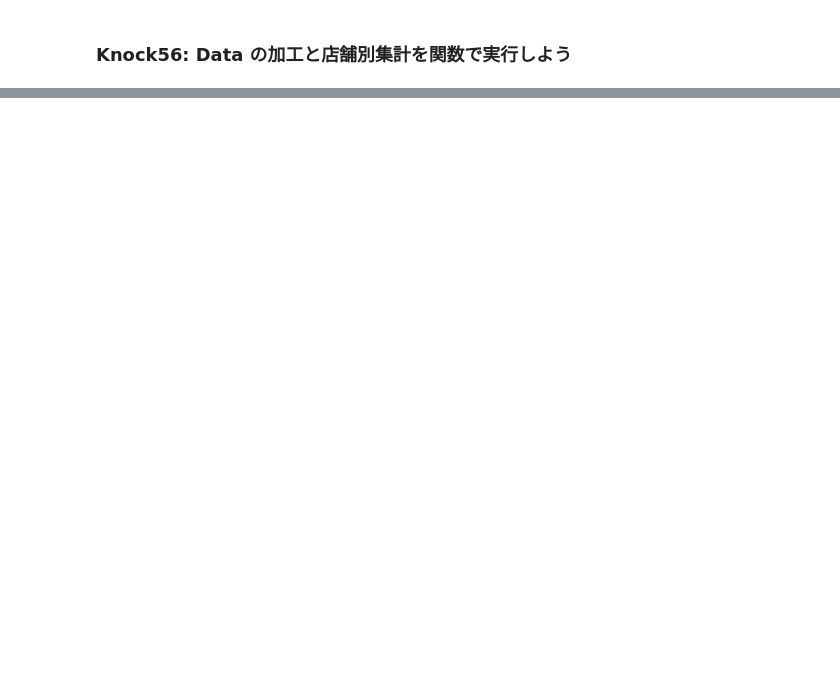
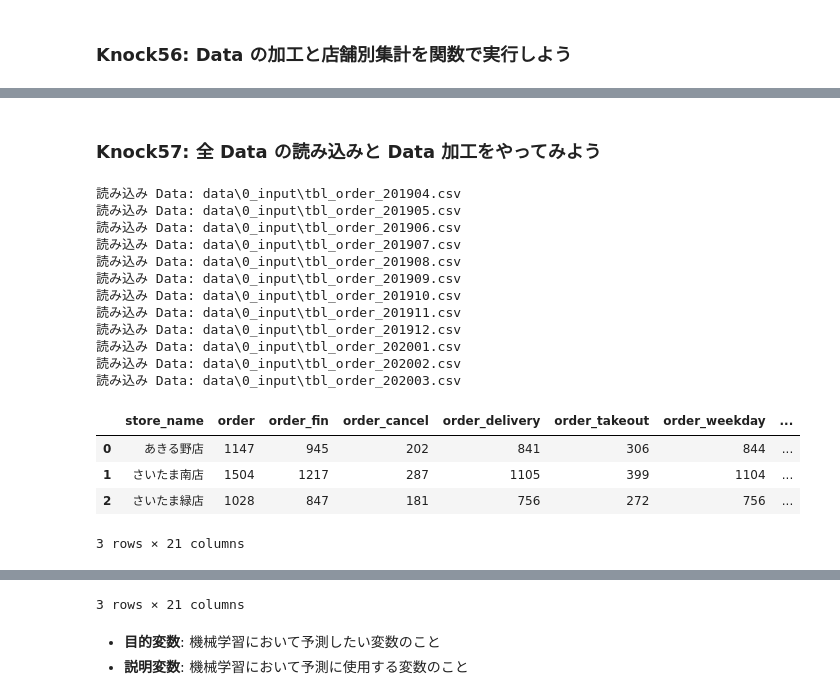
Before and after one commit to 1024xx4/machine_learning_system_100_knocks, a Jupyter notebook: section6/section6.ipynb, the cells around one changed output, grey strips where cells are left out. Drawn from its saved outputs; the diff is of its cells as text; code cells hidden in the pictures; blank space fills up the shorter version.

Commit message:
Feat: 全 Data の読み込みと Data 加工をやる#11

```diff
--- a/section6/section6.ipynb
+++ b/section6/section6.ipynb
@@ -264,3 +264,41 @@ store_data.head(3)
 | あきる野店 | 1147 | 945 | 202 | 841 | 306 | 844 | 303 | ... |
 | さいたま南店 | 1504 | 1217 | 287 | 1105 | 399 | 1104 | 400 | ... |
 | さいたま緑店 | 1028 | 847 | 181 | 756 | 272 | 756 | 272 | ... |
+# %% [markdown]
+### Knock57: 全 Data の読み込みと Data 加工をやってみよう
+# %%
+from IPython.display import display
+
+# 提供までの時間の集計と集計結果の結合
+store_all = []
+for tbl_order_path in tbl_order_paths:
+    print(f"読み込み Data: {tbl_order_path}")
+    tg_ym = tbl_order_path.split('_')[-1][:6]
+    order_data = pd.read_csv(tbl_order_path)
+    store_data = data_processing(order_data)
+    store_data.loc[:, 'year_month'] = tg_ym
+    store_data.reset_index(drop=False, inplace=True)
+    store_all.append(store_data)
+store_all = pd.concat(store_all, ignore_index=True)
+display(store_all.head(3))
+display(store_all.tail(3))
+store_monthly_name = 'store_monthly_data.csv'
+store_all.to_csv(os.path.join(output_dir, store_monthly_name), index=False)
+# %% [output]
+読み込み Data: data\0_input\tbl_order_201904.csv
+読み込み Data: data\0_input\tbl_order_201905.csv
+読み込み Data: data\0_input\tbl_order_201906.csv
+読み込み Data: data\0_input\tbl_order_201907.csv
+読み込み Data: data\0_input\tbl_order_201908.csv
+読み込み Data: data\0_input\tbl_order_201909.csv
+読み込み Data: data\0_input\tbl_order_201910.csv
+読み込み Data: data\0_input\tbl_order_201911.csv
+読み込み Data: data\0_input\tbl_order_201912.csv
+読み込み Data: data\0_input\tbl_order_202001.csv
+読み込み Data: data\0_input\tbl_order_202002.csv
+読み込み Data: data\0_input\tbl_order_202003.csv
+|  | store_name | order | order_fin | order_cancel | order_delivery | order_takeout | order_weekday | ... |
+| 0 | あきる野店 | 1147 | 945 | 202 | 841 | 306 | 844 | ... |
+| 1 | さいたま南店 | 1504 | 1217 | 287 | 1105 | 399 | 1104 | ... |
+| 2 | さいたま緑店 | 1028 | 847 | 181 | 756 | 272 | 756 | ... |
+3 rows × 21 columns
@@ -267,3 +309,7 @@ store_data.head(3)
+3 rows × 21 columns
+# %% [markdown]
+- **目的変数**: 機械学習において予測したい変数のこと
+- **説明変数**: 機械学習において予測に使用する変数のこと
 # %%
 # Order 数の集計
 store_data = order_data.groupby(['store_name']).count()[['order_id']]
```
Also changed, not shown: parts of 1 cell of this notebook, 1 other file.
